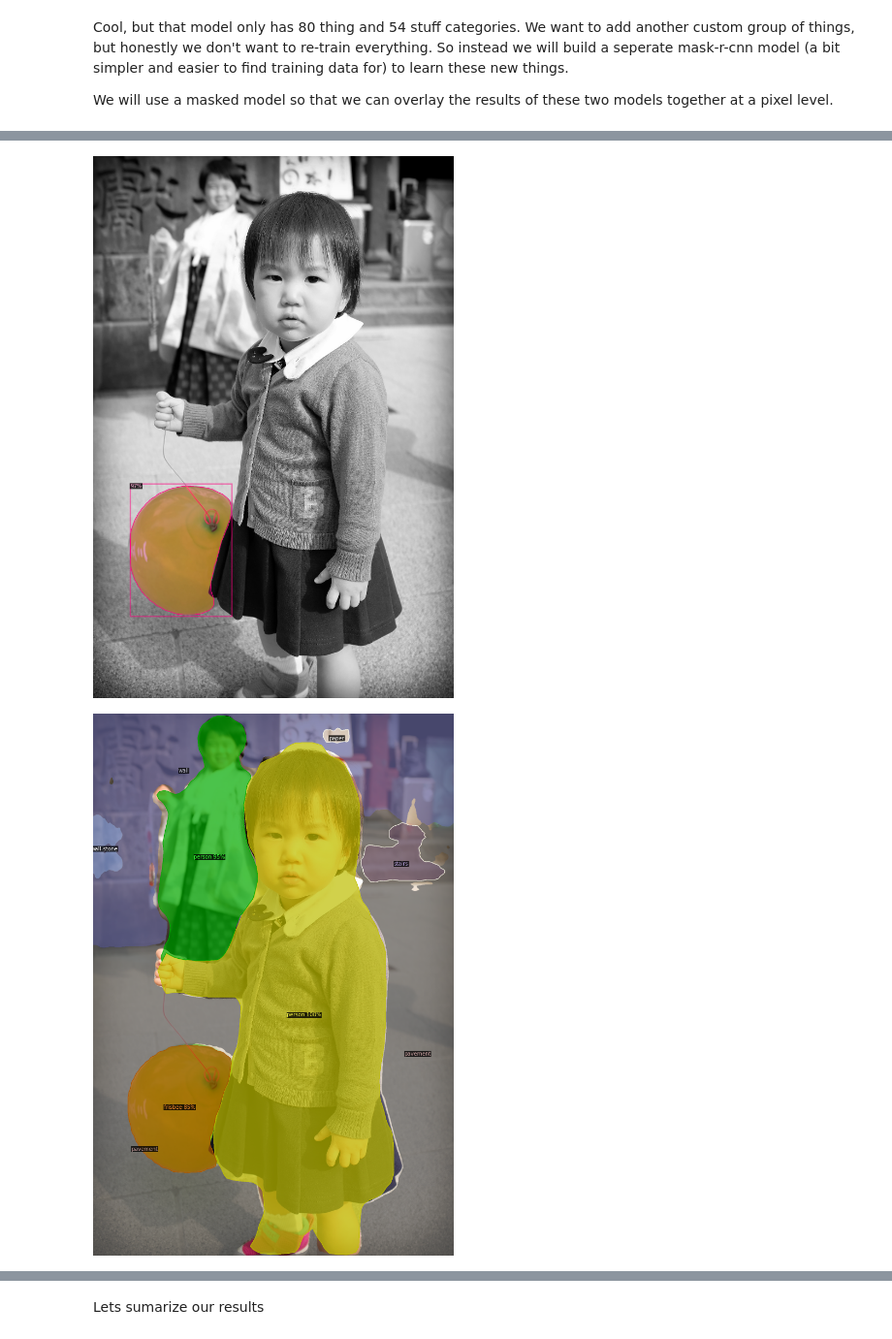
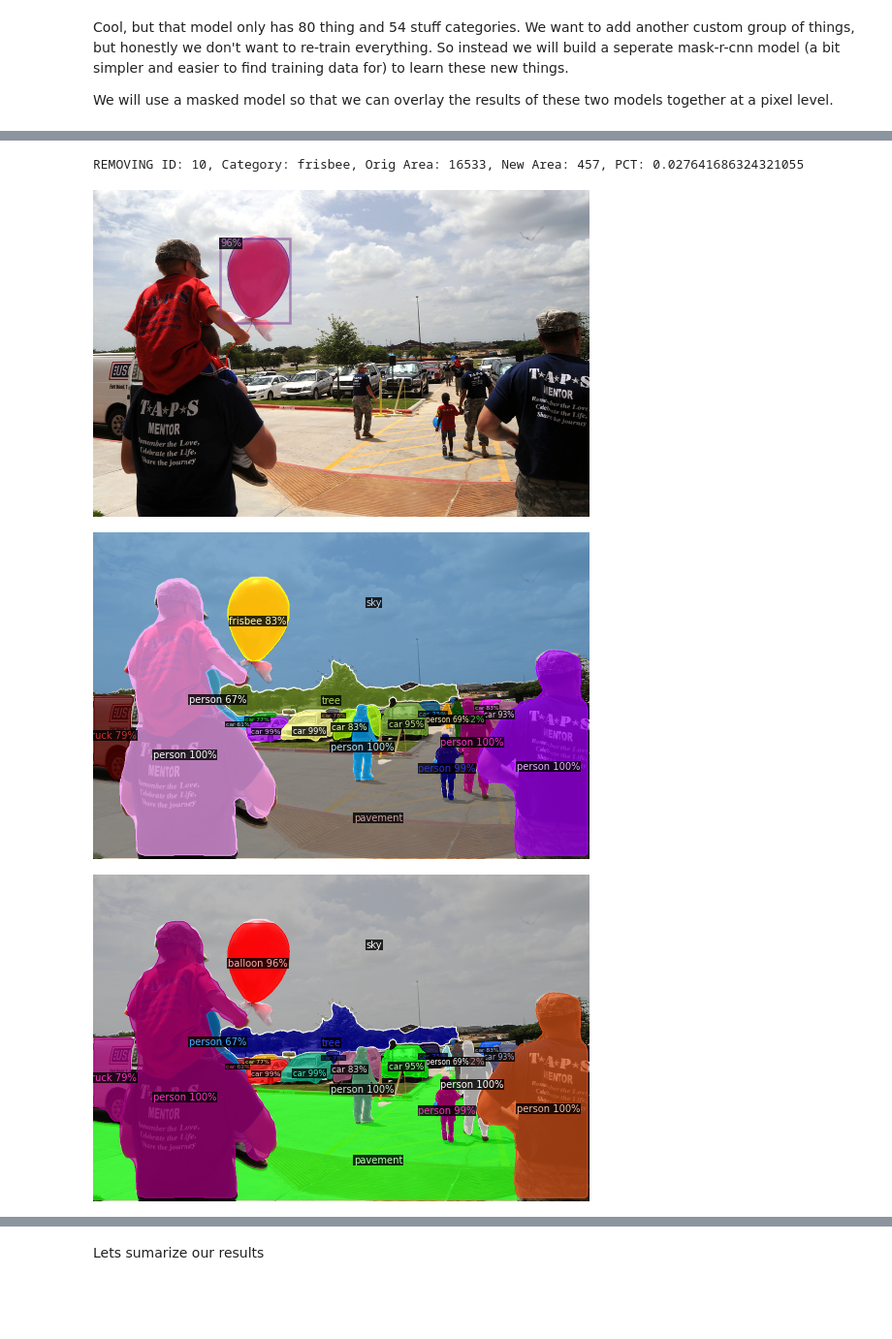
Before and after one commit to kaipak/from-eyes-to-ears, a Jupyter notebook: From_Eyes_to_Ears.ipynb, the cells around one changed output, grey strips where cells are left out. Shown at 97% size. Saved outputs shown, nothing was run; the diff lists cells and outputs as text; code cells hidden in the pictures; blank space fills up the shorter version.

```diff
--- a/From_Eyes_to_Ears.ipynb
+++ b/From_Eyes_to_Ears.ipynb
@@ -229,3 +256,5 @@ OrderedDict([('bbox',
+# %%
+predictor=BlendPredictor(po_cfg, mask_cfg)
 # %%
 img, img_file = upload_file()
 # %% [output]
@@ -235,19 +264,20 @@ Saving test.jpg to test (2).jpg
+# %%
+blend_seg, blend_info = predictor.predict(img)
+# %% [output]
+REMOVING ID: 10, Category: frisbee, Orig Area: 16533, New Area: 457, PCT: 0.027641686324321055
 # %%
-from detectron2.utils.visualizer import ColorMode
-
-mask_outputs = mask_predictor(img)
-v = Visualizer(img[:, :, ::-1],
-                metadata=balloon_metadata,
-                scale=0.5,
-                instance_mode=ColorMode.IMAGE_BW   # remove the colors of unsegmented pixels
-)
-v = v.draw_instance_predictions(mask_outputs["instances"].to("cpu"))
+v = Visualizer(img[:, :, ::-1], metadata=predictor.mask_md, scale=0.5)
+v = v.draw_instance_predictions(predictor.mask_output["instances"].to("cpu"))
 cv2_imshow(v.get_image()[:, :, ::-1])
 
-panoptic_seg, segments_info = po_predictor(img)["panoptic_seg"]
-v = Visualizer(img[:, :, ::-1], MetadataCatalog.get(po_cfg.DATASETS.TRAIN[0]), scale=.5)
-v = v.draw_panoptic_seg_predictions(panoptic_seg.to("cpu"), segments_info)
+v = Visualizer(img[:, :, ::-1], metadata=predictor.po_md, scale=.5)
+v = v.draw_panoptic_seg_predictions(predictor.panoptic_seg.to("cpu"), predictor.panoptic_seg_info)
 cv2_imshow(v.get_image()[:, :, ::-1])
+
+v = Visualizer(img[:, :, ::-1], metadata=predictor.blend_md, scale=.5)
+v = v.draw_panoptic_seg_predictions(blend_seg, blend_info)
+cv2_imshow(v.get_image()[:, :, ::-1])
 # %% [output]
-[figure, old version]
+[figure, new version]
-[figure, old version]
+[figure, new version]
+[figure, added]
```
Also changed, not shown: parts of 21 cells of this notebook.
